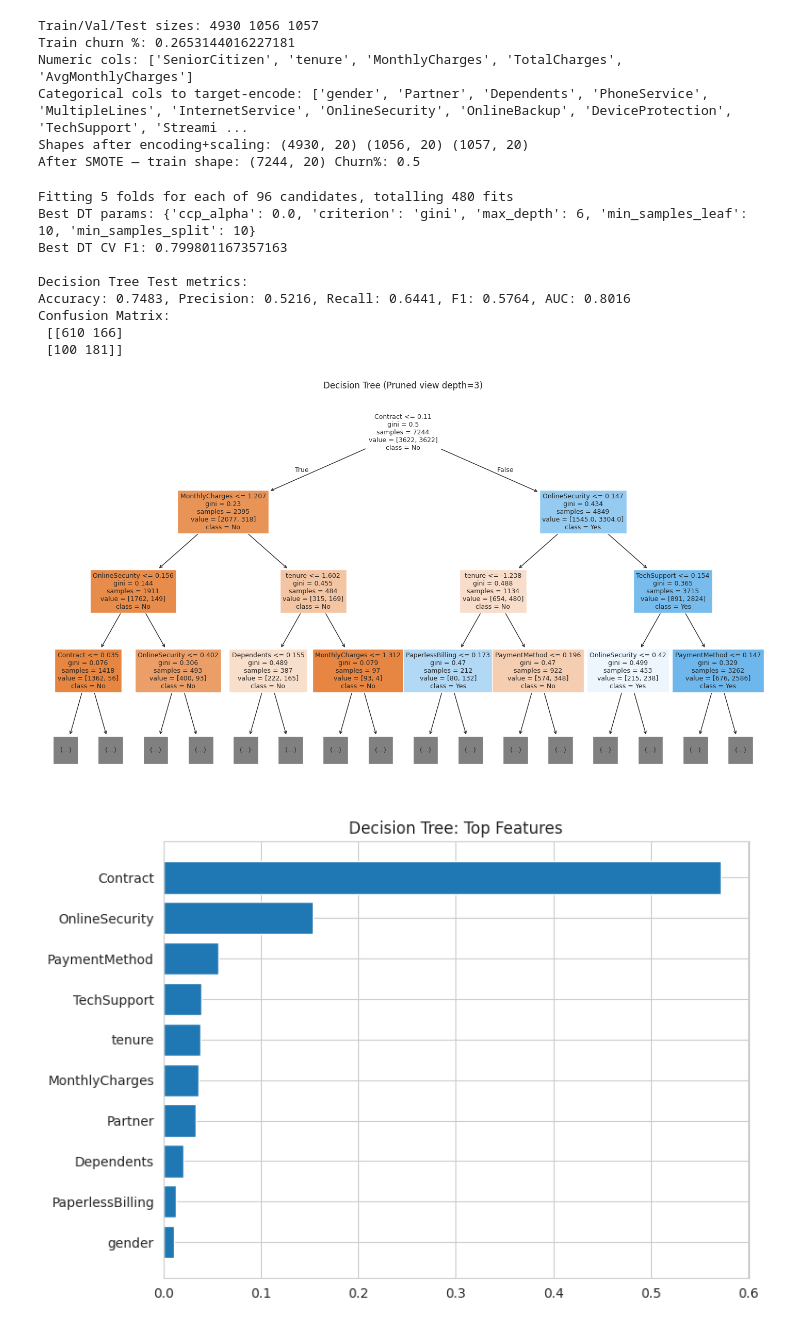
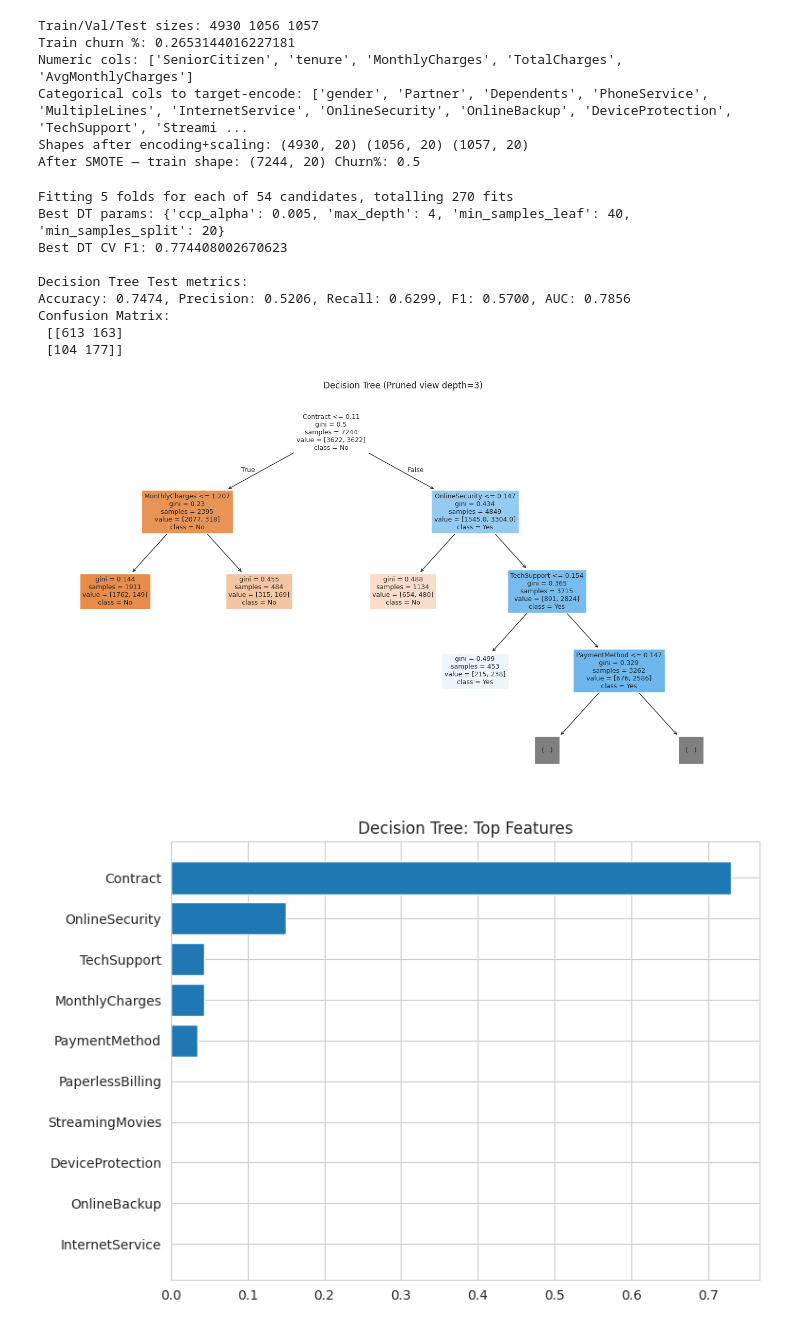
Before and after one commit to Winindu/j-s-update, a Jupyter notebook: j's_updated.ipynb, the cells around one changed output. Cells and saved outputs as stored; diff of their text form; code cells hidden in the pictures.

Commit message:
param_grid = {    'max_depth' : [2, 3, 4],    'min_samples_leaf' : [20, 40, 60],    'min_samples_split' : [20, 40],    'ccp_alpha': [0.005, 0.01, 0.02] }

```diff
--- a/j's_updated.ipynb
+++ b/j's_updated.ipynb
@@ -368,13 +368,20 @@ After SMOTE — train shape: (7244, 20) Churn%: 0.5
 from sklearn.tree import DecisionTreeClassifier, plot_tree
 
 dt = DecisionTreeClassifier(random_state=SEED, class_weight='balanced')
+# param_grid = {
+#    'max_depth' : [3, 4, 5, 6],
+#    'min_samples_leaf' : [10, 20, 30],
+#    'min_samples_split' : [10, 20],
+#    'criterion' : ['gini'],
+#    'ccp_alpha': [0.0, 0.001, 0.005, 0.01]
+# }
 param_grid = {
-   'max_depth' : [3, 4, 5, 6],
-   'min_samples_leaf' : [10, 20, 30],
-   'min_samples_split' : [10, 20],
-   'criterion' : ['gini'],
-   'ccp_alpha': [0.0, 0.001, 0.005, 0.01]
+   'max_depth' : [2, 3, 4],
+   'min_samples_leaf' : [20, 40, 60],
+   'min_samples_split' : [20, 40],
+   'ccp_alpha': [0.005, 0.01, 0.02]
 }
+
 cv = StratifiedKFold(n_splits=5, shuffle=True, random_state=SEED)
 grid_dt = GridSearchCV(dt, param_grid, cv=cv, scoring='f1', n_jobs=-1, verbose=1)
 grid_dt.fit(X_train_bal, y_train_bal)
@@ -387,41 +394,41 @@ print("Best DT CV F1:", grid_dt.best_score_)
 y_pred_dt = best_dt.predict(X_test_prep)
 y_proba_dt = best_dt.predict_proba(X_test_prep)[:,1]
 
 dt_acc = accuracy_score(y_test, y_pred_dt)
 dt_prec, dt_rec, dt_f1, _ = precision_recall_fscore_support(y_test, y_pred_dt, average='binary')
 dt_auc = roc_auc_score(y_test, y_proba_dt)
 print("\nDecision Tree Test metrics:")
 print(f"Accuracy: {dt_acc:.4f}, Precision: {dt_prec:.4f}, Recall: {dt_rec:.4f}, F1: {dt_f1:.4f}, AUC: {dt_auc:.4f}")
 print("Confusion Matrix:\n", confusion_matrix(y_test, y_pred_dt))
 
 # Plot pruned view (depth 3)
 plt.figure(figsize=(18,10))
 plot_tree(best_dt, max_depth=3, feature_names=feature_names, class_names=['No','Yes'], filled=True, fontsize=9)
 plt.title("Decision Tree (Pruned view depth=3)")
 plt.savefig(os.path.join(FIG_DIR, 'dt_tree_depth3.png'), dpi=150, bbox_inches='tight')
 plt.show()
 
 # Feature importances
 importances = best_dt.feature_importances_
 indices = np.argsort(importances)[-10:]
 plt.figure(figsize=(8,6))
 plt.barh(range(len(indices)), importances[indices])
 plt.yticks(range(len(indices)), [feature_names[i] for i in indices])
 plt.title("Decision Tree: Top Features")
 plt.savefig(os.path.join(FIG_DIR, 'dt_feature_importances.png'), dpi=150, bbox_inches='tight')
 plt.show()
 # %% [output]
-Fitting 5 folds for each of 96 candidates, totalling 480 fits
-Best DT params: {'ccp_alpha': 0.0, 'criterion': 'gini', 'max_depth': 6, 'min_samples_leaf': 10, 'min_samples_split': 10}
-Best DT CV F1: 0.799801167357163
+Fitting 5 folds for each of 54 candidates, totalling 270 fits
+Best DT params: {'ccp_alpha': 0.005, 'max_depth': 4, 'min_samples_leaf': 40, 'min_samples_split': 20}
+Best DT CV F1: 0.774408002670623
 
 Decision Tree Test metrics:
-Accuracy: 0.7483, Precision: 0.5216, Recall: 0.6441, F1: 0.5764, AUC: 0.8016
+Accuracy: 0.7474, Precision: 0.5206, Recall: 0.6299, F1: 0.5700, AUC: 0.7856
 Confusion Matrix:
- [[610 166]
- [100 181]]
+ [[613 163]
+ [104 177]]
-[figure, old version]
+[figure, new version]
-[figure, old version]
+[figure, new version]
 # %%
 # SECTION F: ANN hyperparameter manual search and final training
 
```
Also changed, not shown: parts of 3 cells of this notebook.
